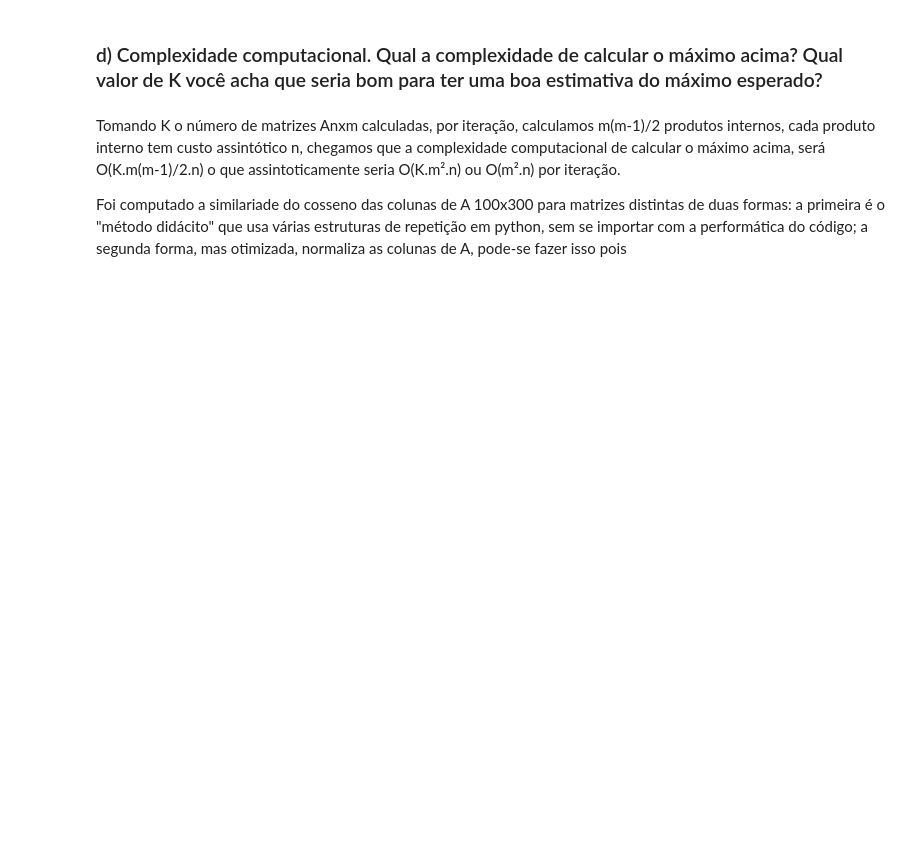
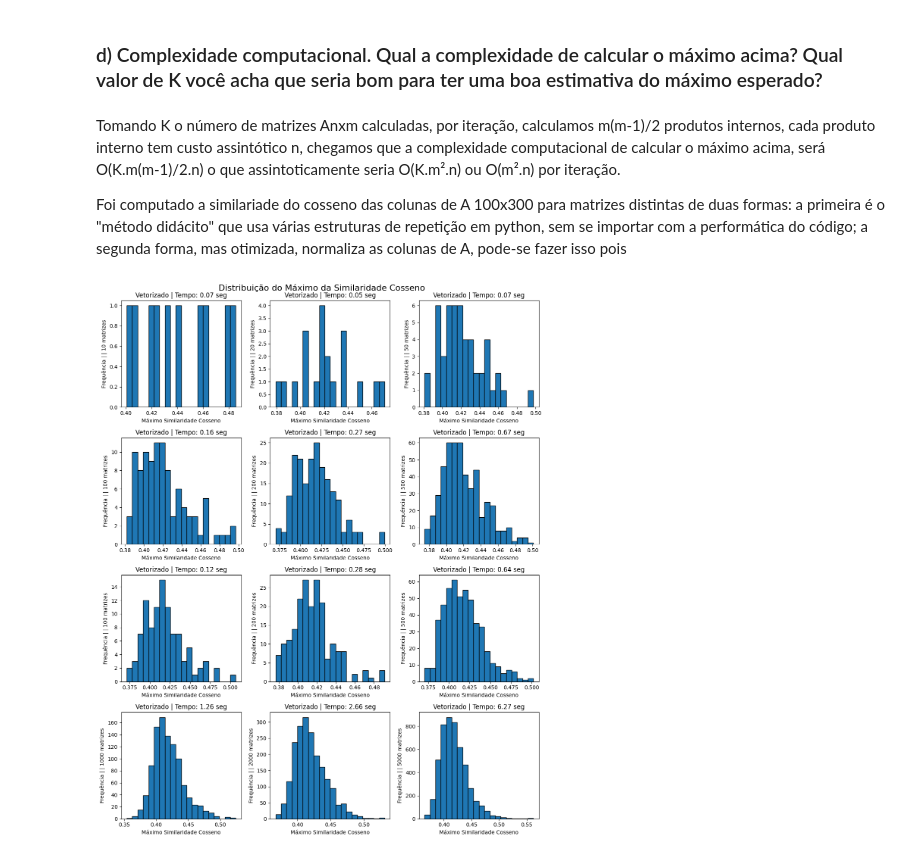
Before and after one commit to Ferreira17k/aln-projeto4, a Jupyter notebook: aln-bruno-elisa.ipynb, the cells around one changed output. Cells and saved outputs as stored; diff of their text form; code cells hidden in the pictures; blank space fills up the shorter version.

```diff
--- a/aln-bruno-elisa.ipynb
+++ b/aln-bruno-elisa.ipynb
@@ -115,3 +155,41 @@ plt.tight_layout()
 Tomando K o número de matrizes Anxm calculadas, por iteração, calculamos m(m-1)/2 produtos internos, cada produto interno tem custo assintótico n, chegamos que a complexidade computacional de calcular o máximo acima, será O(K.m(m-1)/2.n) o que assintoticamente seria O(K.m².n) ou O(m².n) por iteração.
 
 Foi computado a similariade do cosseno das colunas de A 100x300 para matrizes distintas de duas formas: a primeira é o "método didácito" que usa várias estruturas de repetição em python, sem se importar com a performática do código; a segunda forma, mas otimizada, normaliza as colunas de A, pode-se fazer isso pois
+# %%
+ks = [10, 20,50, 100, 200, 500, 100, 200, 500, 1000, 2000, 5000]
+
+plt.figure(figsize=(12, 15))
+i = 0
+
+# < Método verotizado >
+for k in ks:
+    start = time.time()
+
+    hist_max_ks_vec = []
+
+    for _ in range(k):
+        A = np.random.normal(0, 1, (100, 300))
+
+        norms = np.linalg.norm(A, axis=0)
+        A_normalizado = A / norms
+
+        S = np.abs(A_normalizado.T @ A_normalizado)
+        np.fill_diagonal(S, 0)
+
+        hist_max_ks_vec.append(np.max(S))
+
+    end = time.time()
+    tempo_vec = end - start
+    i += 1
+
+    # Plota histograma
+    plt.subplot(4, 3, i)
+    plt.hist(hist_max_ks_vec, bins=20, edgecolor='black')
+    plt.title(f"Vetorizado | Tempo: {tempo_vec:.2f} seg")
+    plt.xlabel("Máximo Similaridade Cosseno")
+    plt.ylabel(f"Frequência | | {k} matrizes")
+
+plt.suptitle("Distribuição do Máximo da Similaridade Cosseno", fontsize=16)
+plt.tight_layout()
+# %% [output]
+[figure, added]
```
Also changed, not shown: parts of 6 cells of this notebook.
